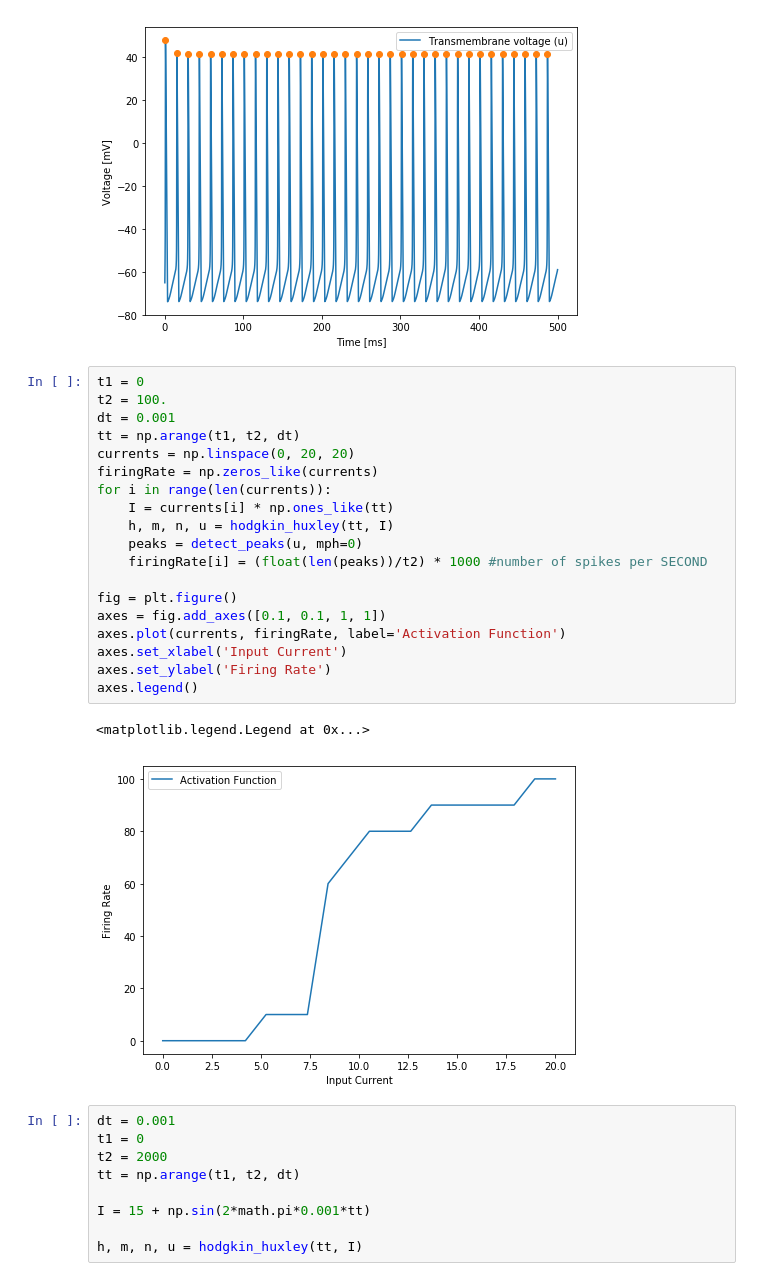
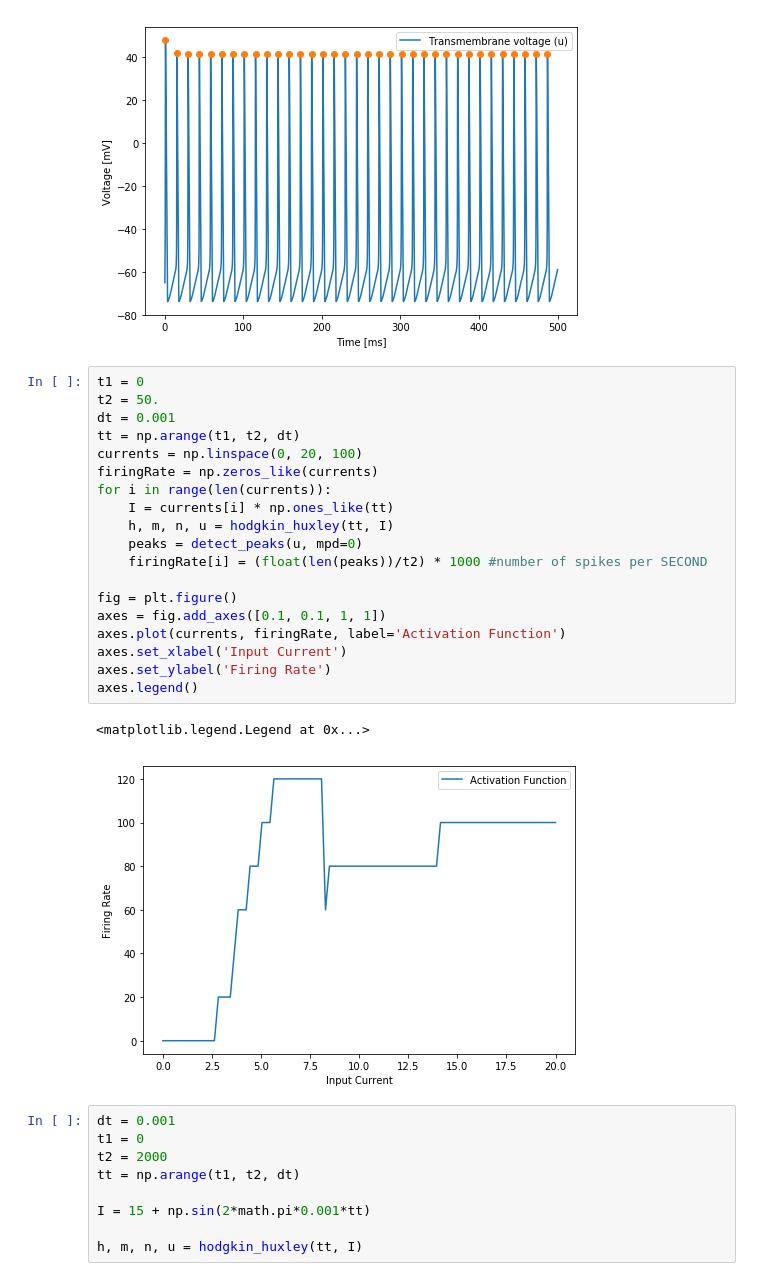
Before and after one commit to HX4G0N/compNeuro, a Jupyter notebook: HodgkinHuxley2.ipynb, the cells around one changed output. Cells and saved outputs as stored; diff of their text form.

```diff
--- a/HodgkinHuxley2.ipynb
+++ b/HodgkinHuxley2.ipynb
@@ -307,26 +302,26 @@ axes.legend()
 [figure]
 # %%
 t1 = 0
-t2 = 100.
+t2 = 50.
 dt = 0.001
 tt = np.arange(t1, t2, dt)
-currents = np.linspace(0, 20, 20)
+currents = np.linspace(0, 20, 100)
 firingRate = np.zeros_like(currents)
 for i in range(len(currents)):
     I = currents[i] * np.ones_like(tt)
     h, m, n, u = hodgkin_huxley(tt, I)
-    peaks = detect_peaks(u, mph=0)
+    peaks = detect_peaks(u, mpd=0)
     firingRate[i] = (float(len(peaks))/t2) * 1000 #number of spikes per SECOND
 
 fig = plt.figure()
 axes = fig.add_axes([0.1, 0.1, 1, 1])
 axes.plot(currents, firingRate, label='Activation Function')
 axes.set_xlabel('Input Current')
 axes.set_ylabel('Firing Rate')
 axes.legend()
 # %% [output]
 <matplotlib.legend.Legend at 0x...>
-[figure, old version]
+[figure, new version]
 # %%
 dt = 0.001
 t1 = 0
```
Also changed, not shown: parts of 6 cells of this notebook.
